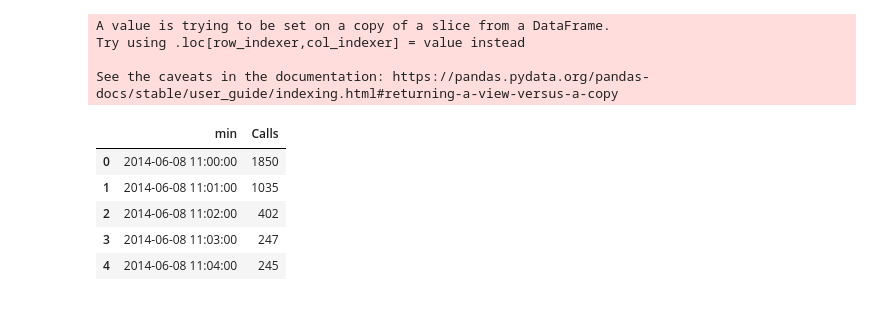
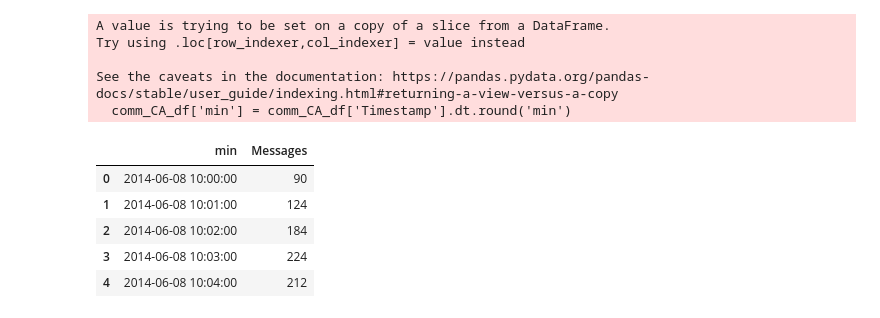
Before and after one commit to CelestialSloth/csc235-hw02, a Jupyter notebook: messages_location.ipynb, the cells around one changed output. Drawn from its saved outputs; the diff is of its cells as text; code cells hidden in the pictures.

```diff
--- a/calls_location.ipynb
+++ b/messages_location.ipynb
@@ -5,7 +12,5 @@ from plotly.subplots import make_subplots
 # %%
-#Amount of calls per minute on Sunday btw 11:30-12:30 for #For 'Entry Corridor'
-comm_sun_df = pd.read_csv('hw02-data/Communication_data/comm-data-Sun.csv')
-comm_sun_df['Timestamp'] = pd.to_datetime(comm_sun_df['Timestamp'])
+#Amount of messages per minute on Sunday btw 11:30-12:30 for #For 'Entry Corridor'
 mask_EC = (comm_sun_df['location'] == 'Entry Corridor')
 comm_EC_df = comm_sun_df.loc[mask_EC]
 comm_EC_df.head()
@@ -14,13 +19,11 @@ comm_EC_df.head()
 comm_EC_df['min'] = comm_EC_df['Timestamp'].dt.round('min')
 
 #Filter date range
-start_date = '2014-06-08 11:00:00'
-end_date = '2014-06-08 13:00:00'
 mask = (comm_EC_df['Timestamp'] >= start_date) & (comm_EC_df['Timestamp'] <= end_date)
 comm_EC_noon_df = comm_EC_df.loc[mask]
 
 #Group by minute
-comm_EC_noon_df = comm_EC_noon_df.groupby('min').size().reset_index(name='Calls')
+comm_EC_noon_df = comm_EC_noon_df.groupby('min').size().reset_index(name='Messages')
 
 comm_EC_noon_df.head()
 # %% [output]
@@ -37,7 +41,5 @@ See the caveats in the documentation: https://pandas.pydata.org/pandas-docs/stab
 # %%
-#Amount of calls per minute on Sunday btw 11:30-12:30 for #For 'Tundra Land'
-comm_sun_df = pd.read_csv('hw02-data/Communication_data/comm-data-Sun.csv')
-comm_sun_df['Timestamp'] = pd.to_datetime(comm_sun_df['Timestamp'])
+#Amount of messages per minute on Sunday btw 11:30-12:30 for #For 'Tundra Land'
 mask_TL = (comm_sun_df['location'] == 'Tundra Land')
 comm_TL_df = comm_sun_df.loc[mask_TL]
 comm_TL_df.head()
@@ -46,13 +48,11 @@ comm_TL_df.head()
 comm_TL_df['min'] = comm_TL_df['Timestamp'].dt.round('min')
 
 #Filter date range
-start_date = '2014-06-08 11:00:00'
-end_date = '2014-06-08 13:00:00'
 mask = (comm_TL_df['Timestamp'] >= start_date) & (comm_TL_df['Timestamp'] <= end_date)
 comm_TL_noon_df = comm_TL_df.loc[mask]
 
 #Group by minute
-comm_TL_noon_df = comm_TL_noon_df.groupby('min').size().reset_index(name='Calls')
+comm_TL_noon_df = comm_TL_noon_df.groupby('min').size().reset_index(name='Messages')
 
 comm_TL_noon_df.head()
 # %% [output]
@@ -69,7 +70,5 @@ See the caveats in the documentation: https://pandas.pydata.org/pandas-docs/stab
 # %%
-#Amount of calls per minute on Sunday btw 11:30-12:30 for #For 'Kiddie Land'
-comm_sun_df = pd.read_csv('hw02-data/Communication_data/comm-data-Sun.csv')
-comm_sun_df['Timestamp'] = pd.to_datetime(comm_sun_df['Timestamp'])
+#Amount of messages per minute on Sunday btw 11:30-12:30 for #For 'Kiddie Land'
 mask_KL = (comm_sun_df['location'] == 'Kiddie Land')
 comm_KL_df = comm_sun_df.loc[mask_KL]
 comm_KL_df.head()
@@ -78,13 +77,11 @@ comm_KL_df.head()
 comm_KL_df['min'] = comm_KL_df['Timestamp'].dt.round('min')
 
 #
-start_date = '2014-06-08 11:00:00'
-end_date = '2014-06-08 13:00:00'
 mask = (comm_KL_df['Timestamp'] >= start_date) & (comm_KL_df['Timestamp'] <= end_date)
 comm_KL_noon_df = comm_KL_df.loc[mask]
 
 #Group by minute
-comm_KL_noon_df = comm_KL_noon_df.groupby('min').size().reset_index(name='Calls')
+comm_KL_noon_df = comm_KL_noon_df.groupby('min').size().reset_index(name='Messages')
 
 comm_KL_noon_df.head()
 # %% [output]
@@ -101,20 +99,16 @@ See the caveats in the documentation: https://pandas.pydata.org/pandas-docs/stab
 # %%
-#Amount of calls per minute on Sunday btw 11:30-12:30 for #For 'Wet Land'
-comm_sun_df = pd.read_csv('hw02-data/Communication_data/comm-data-Sun.csv')
-comm_sun_df['Timestamp'] = pd.to_datetime(comm_sun_df['Timestamp'])
+#Amount of messages per minute on Sunday btw 11:30-12:30 for #For 'Wet Land'
 mask_WL = (comm_sun_df['location'] == 'Wet Land')
 comm_WL_df = comm_sun_df.loc[mask_WL]
 comm_WL_df.head()
 
 #filter by time
 comm_WL_df['min'] = comm_WL_df['Timestamp'].dt.round('min')
-start_date = '2014-06-08 11:00:00'
-end_date = '2014-06-08 13:00:00'
 mask = (comm_WL_df['Timestamp'] >= start_date) & (comm_WL_df['Timestamp'] <= end_date)
 comm_WL_noon_df = comm_WL_df.loc[mask]
 
 #Group by minute
-comm_WL_noon_df = comm_WL_noon_df.groupby('min').size().reset_index(name='Calls')
+comm_WL_noon_df = comm_WL_noon_df.groupby('min').size().reset_index(name='Messages')
 
 comm_WL_noon_df.head()
 # %% [output]
@@ -131,33 +126,30 @@ See the caveats in the documentation: https://pandas.pydata.org/pandas-docs/stab
 # %%
-#Amount of calls per minute on Sunday btw 11:30-12:30 for #For 'Coaster Alley'
-comm_sun_df = pd.read_csv('hw02-data/Communication_data/comm-data-Sun.csv')
-comm_sun_df['Timestamp'] = pd.to_datetime(comm_sun_df['Timestamp'])
+#Amount of messages per minute on Sunday btw 11:30-12:30 for #For 'Coaster Alley'
 mask_CA = (comm_sun_df['location'] == 'Coaster Alley')
 comm_CA_df = comm_sun_df.loc[mask_CA]
 comm_CA_df.head()
 
 #filter by time group by minute
 comm_CA_df['min'] = comm_CA_df['Timestamp'].dt.round('min')
-start_date = '2014-06-08 11:00:00'
-end_date = '2014-06-08 13:00:00'
 mask = (comm_CA_df['Timestamp'] >= start_date) & (comm_CA_df['Timestamp'] <= end_date)
 comm_CA_noon_df = comm_CA_df.loc[mask]
 
 #Group by minute
-comm_CA_noon_df = comm_CA_noon_df.groupby('min').size().reset_index(name='Calls')
+comm_CA_noon_df = comm_CA_noon_df.groupby('min').size().reset_index(name='Messages')
 
 comm_CA_noon_df.head()
 # %% [output]
 A value is trying to be set on a copy of a slice from a DataFrame.
 Try using .loc[row_indexer,col_indexer] = value instead
 
 See the caveats in the documentation: https://pandas.pydata.org/pandas-docs/stable/user_guide/indexing.html#returning-a-view-versus-a-copy
+  comm_CA_df['min'] = comm_CA_df['Timestamp'].dt.round('min')
-|  | min | Calls |
-| 0 | 2014-06-08 11:00:00 | 1850 |
-| 1 | 2014-06-08 11:01:00 | 1035 |
-| 2 | 2014-06-08 11:02:00 | 402 |
-| 3 | 2014-06-08 11:03:00 | 247 |
-| 4 | 2014-06-08 11:04:00 | 245 |
+|  | min | Messages |
+| 0 | 2014-06-08 10:00:00 | 90 |
+| 1 | 2014-06-08 10:01:00 | 124 |
+| 2 | 2014-06-08 10:02:00 | 184 |
+| 3 | 2014-06-08 10:03:00 | 224 |
+| 4 | 2014-06-08 10:04:00 | 212 |
 # %%
 fig = make_subplots(rows=5, cols=1, subplot_titles=["Entry Corridor", "Tundra Land", "Kiddie Land", "Wet Land", "Coaster Alley"])
 
```
Also changed, not shown: parts of 6 cells of this notebook.
